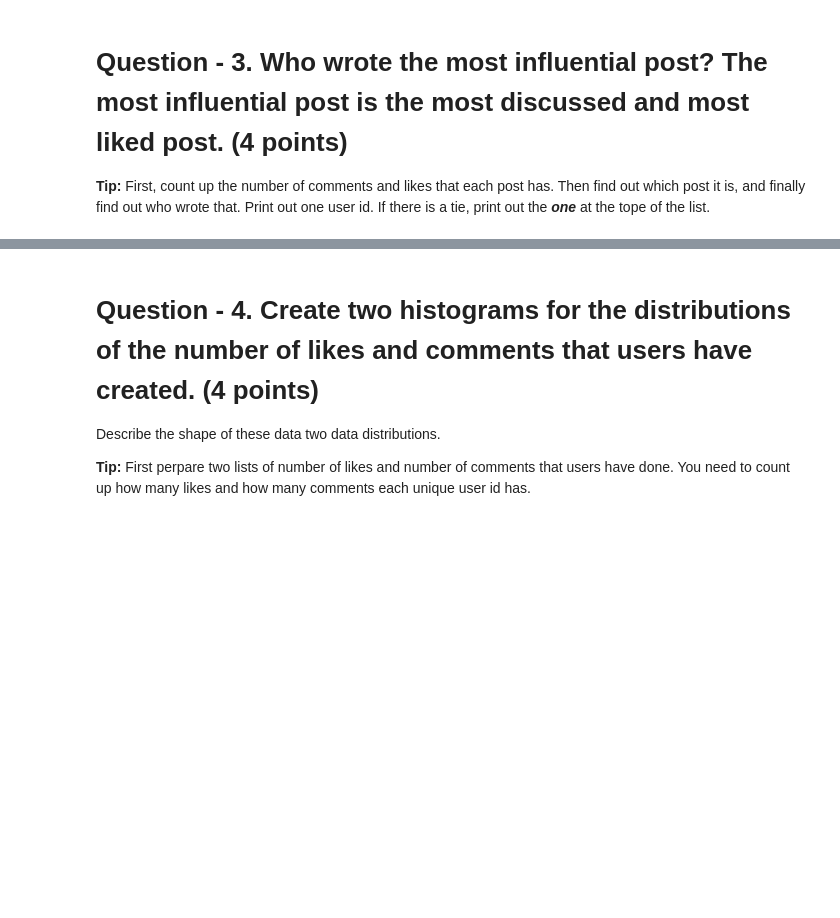
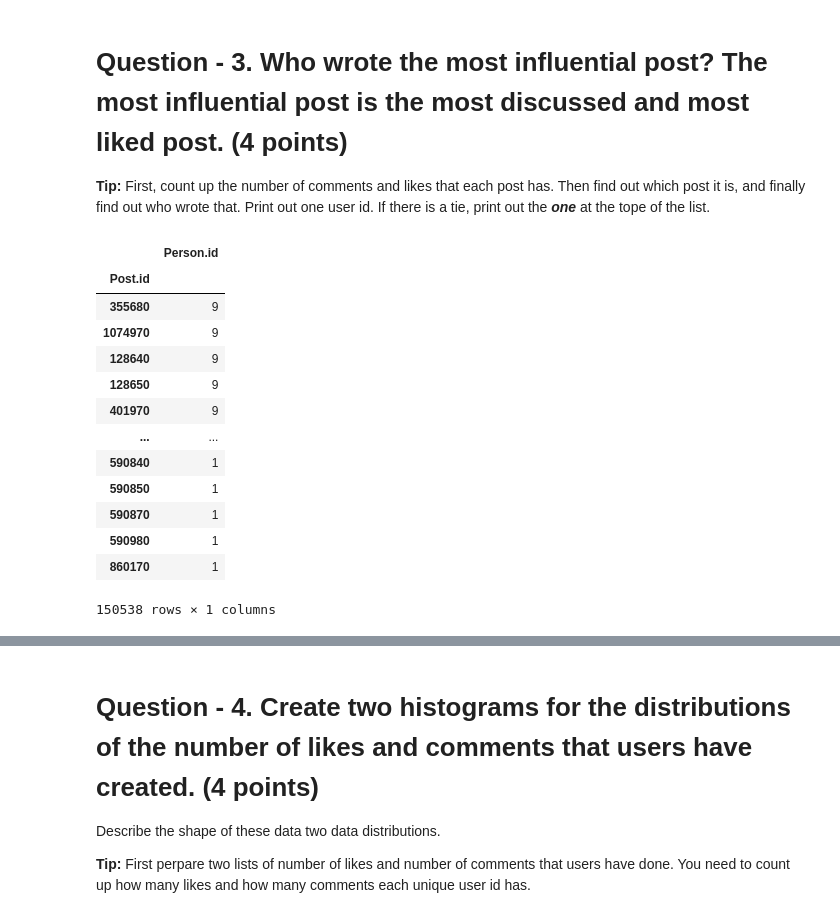
Before and after one commit to BictorFonseca/DataAnalysis, a Jupyter notebook: 329e_HW2 (1).ipynb, the cells around one changed output, grey strips where cells are left out. Saved outputs shown, nothing was run; the diff lists cells and outputs as text; code cells hidden in the pictures; blank space fills up the shorter version.

```diff
--- a/329e_HW2 (1).ipynb
+++ b/329e_HW2 (1).ipynb
@@ -142,0 +149,21 @@ If there is a tie, print out the ***one***  at the tope of the list.
+# %%
+# Code here
+# determine the number of likes for each post
+likes_df = person_likes_post[['Person.id', 'Post.id']]
+likes_df = likes_df.groupby('Post.id').count().sort_values(by='Person.id', ascending=False)
+likes_df
+# %% [output]
+|  | Person.id |
+| Post.id |  |
+| 355680 | 9 |
+| 1074970 | 9 |
+| 128640 | 9 |
+| 128650 | 9 |
+| 401970 | 9 |
+| ... | ... |
+| 590840 | 1 |
+| 590850 | 1 |
+| 590870 | 1 |
+| 590980 | 1 |
+| 860170 | 1 |
+150538 rows × 1 columns
```
Also changed, not shown: parts of 12 cells of this notebook.
